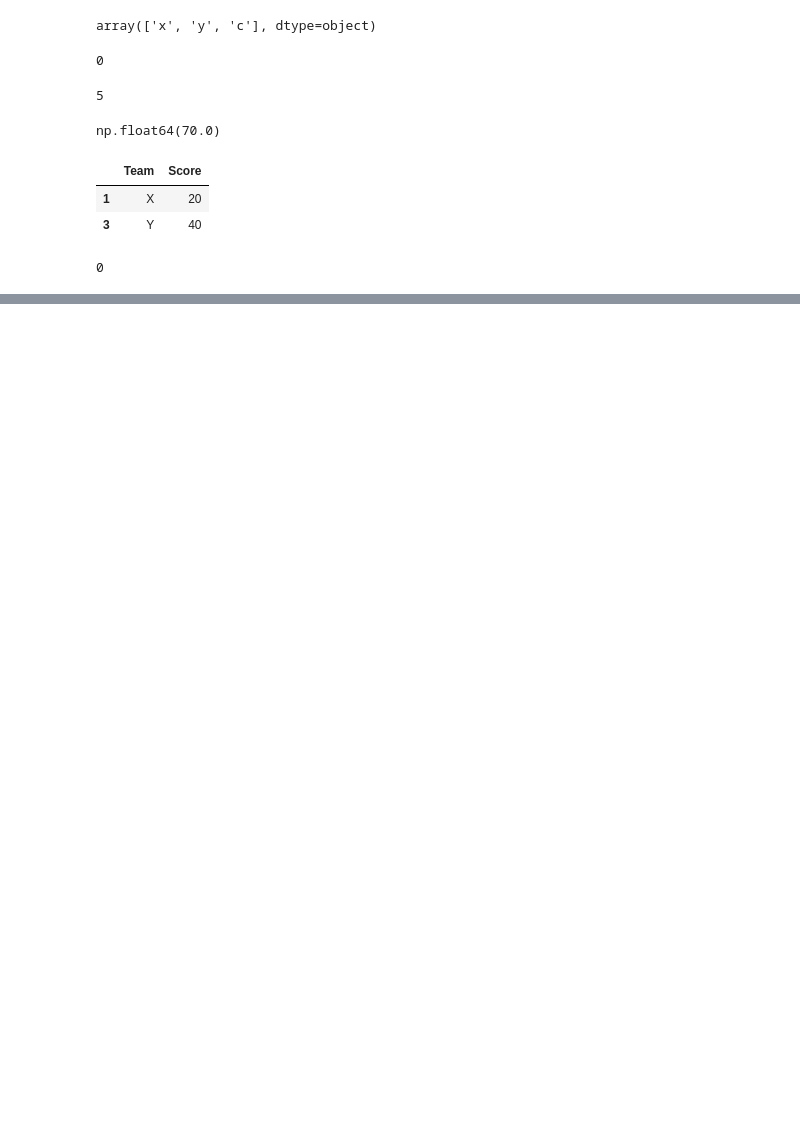
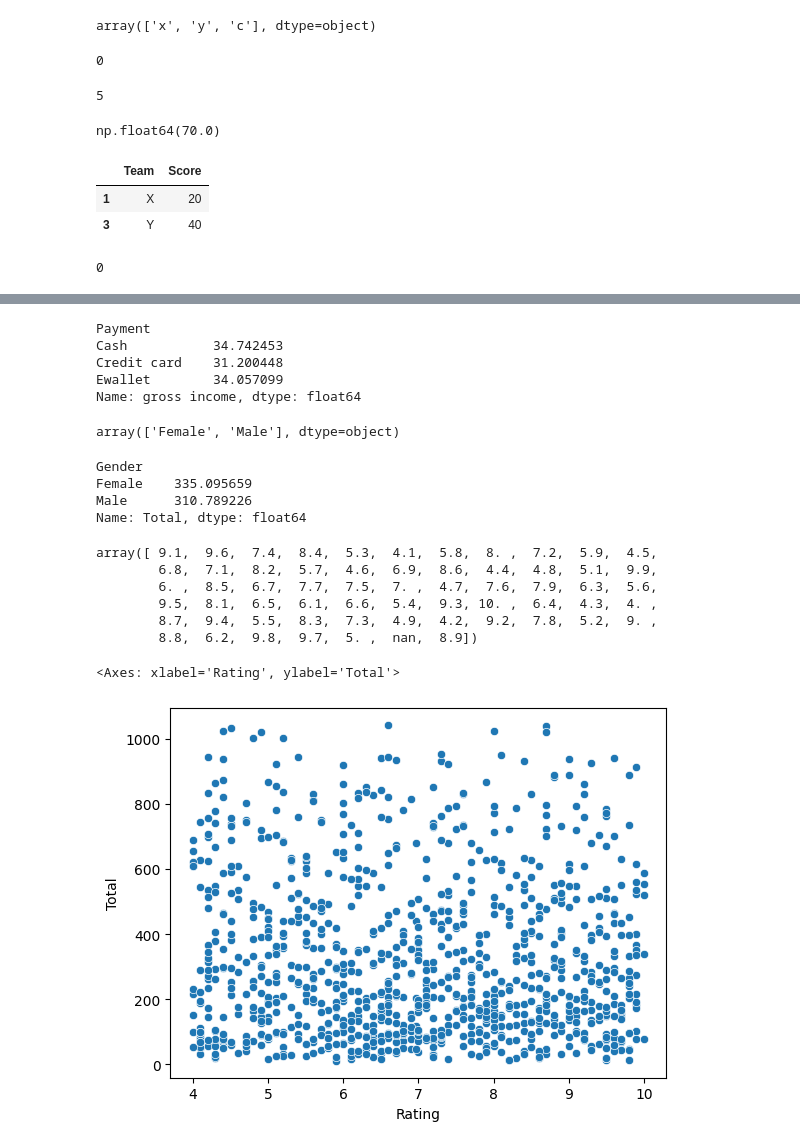
Before and after one commit to vedpcse-stack/Machine-Learning, a Jupyter notebook: Pandas/PB_Parctice.ipynb, the cells around one changed output, grey strips where cells are left out. Cells and saved outputs as stored; diff of their text form; code cells hidden in the pictures; blank space fills up the shorter version.

```diff
--- a/Pandas/PB_Parctice.ipynb
+++ b/Pandas/PB_Parctice.ipynb
@@ -77,0 +92,3 @@ df.shape[1]
+# %%
+df = pd.read_csv("supermarket_sales.csv")
+df
@@ -77,0 +128,4 @@ df.shape[1]
+# %%
+#2
+df["cogs"].fillna(df["cogs"].mean() , inplace=True)
+df["Rating"].fillna(df["Rating"].mean() , inplace=True)
@@ -77,0 +166,37 @@ df.shape[1]
+# %%
+#5
+df.groupby("Payment")["gross income"].sum().apply(lambda x : (x / df["gross income"].sum()) * 100)
+# %% [output]
+Payment
+Cash           34.742453
+Credit card    31.200448
+Ewallet        34.057099
+Name: gross income, dtype: float64
+# %%
+#6
+df[ "Gender" ].unique()
+# %% [output]
+array(['Female', 'Male'], dtype=object)
+# %%
+df.groupby("Gender")["Total"].mean()
+# %% [output]
+Gender
+Female    335.095659
+Male      310.789226
+Name: Total, dtype: float64
+# %%
+df["Rating"].unique()
+# %% [output]
+array([ 9.1,  9.6,  7.4,  8.4,  5.3,  4.1,  5.8,  8. ,  7.2,  5.9,  4.5,
+        6.8,  7.1,  8.2,  5.7,  4.6,  6.9,  8.6,  4.4,  4.8,  5.1,  9.9,
+        6. ,  8.5,  6.7,  7.7,  7.5,  7. ,  4.7,  7.6,  7.9,  6.3,  5.6,
+        9.5,  8.1,  6.5,  6.1,  6.6,  5.4,  9.3, 10. ,  6.4,  4.3,  4. ,
+        8.7,  9.4,  5.5,  8.3,  7.3,  4.9,  4.2,  9.2,  7.8,  5.2,  9. ,
+        8.8,  6.2,  9.8,  9.7,  5. ,  nan,  8.9])
+# %%
+import seaborn as sns
+
+sns.scatterplot( x =df["Rating"] , y=df["Total"])
+# %% [output]
+<Axes: xlabel='Rating', ylabel='Total'>
+[figure, added]
```
Also changed, not shown: parts of 10 cells of this notebook, 4 other files.
